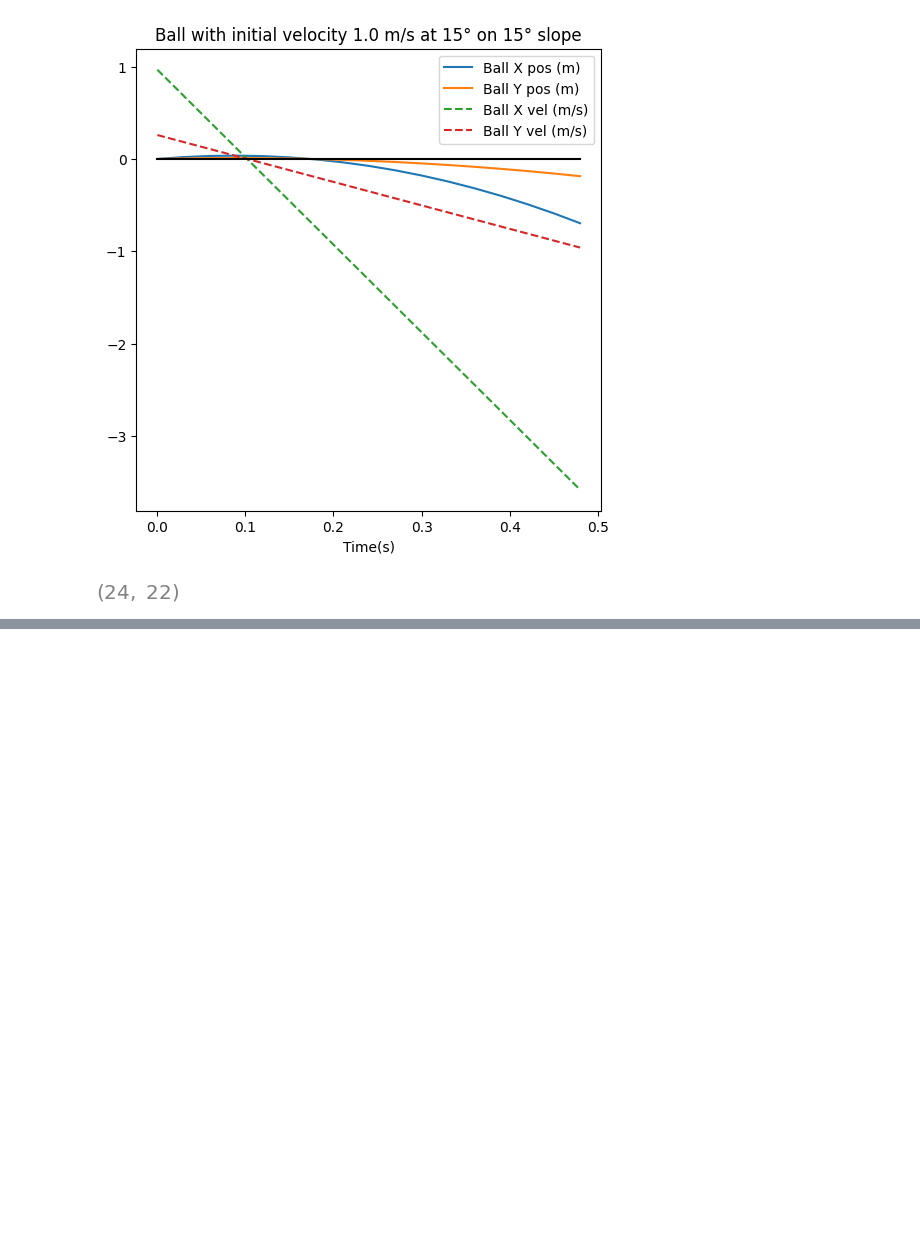
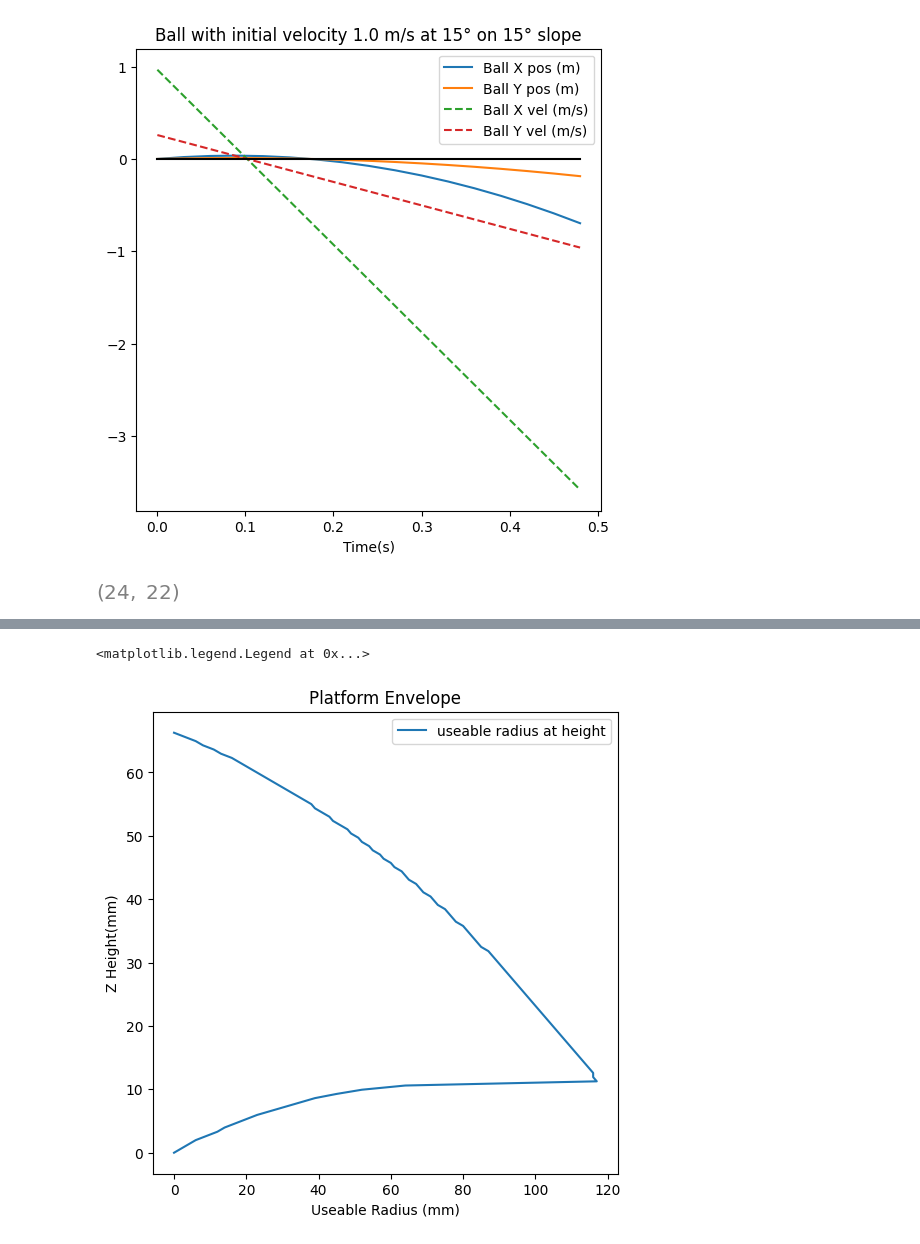
Before and after one commit to ivorjawa/StewartPlatform, a Jupyter notebook: StewartPlatformNotes.ipynb, the cells around one changed output, grey strips where cells are left out. Drawn from its saved outputs; the diff is of its cells as text; code cells hidden in the pictures; blank space fills up the shorter version.

Commit message:
Can probe for motion envelope, sort of. An idea, at least.

```diff
--- a/StewartPlatformNotes.ipynb
+++ b/StewartPlatformNotes.ipynb
@@ -544,3 +542,6 @@ y = ">00000000000000000000<"
 len(x), len(y)
 # %% [output]
 [figure]
+# %%
+import StewartPlatform as stewmod
+rz, stew = stewmod.probe()
@@ -546,0 +600,14 @@ len(x), len(y)
+# %%
+rz
+r = rz.T[0]
+z = rz.T[1]
+
+fig, axis = plt.subplots(figsize=(6, 6))
+axis.plot(r, z, label='useable radius at height')
+axis.set_title(f"Platform Envelope")
+axis.set_xlabel("Useable Radius (mm)")
+axis.set_ylabel("Z Height(mm)")
+axis.legend()
+# %% [output]
+<matplotlib.legend.Legend at 0x...>
+[figure, added]
```
Also changed, not shown: parts of 3 cells of this notebook, 3 other files.
